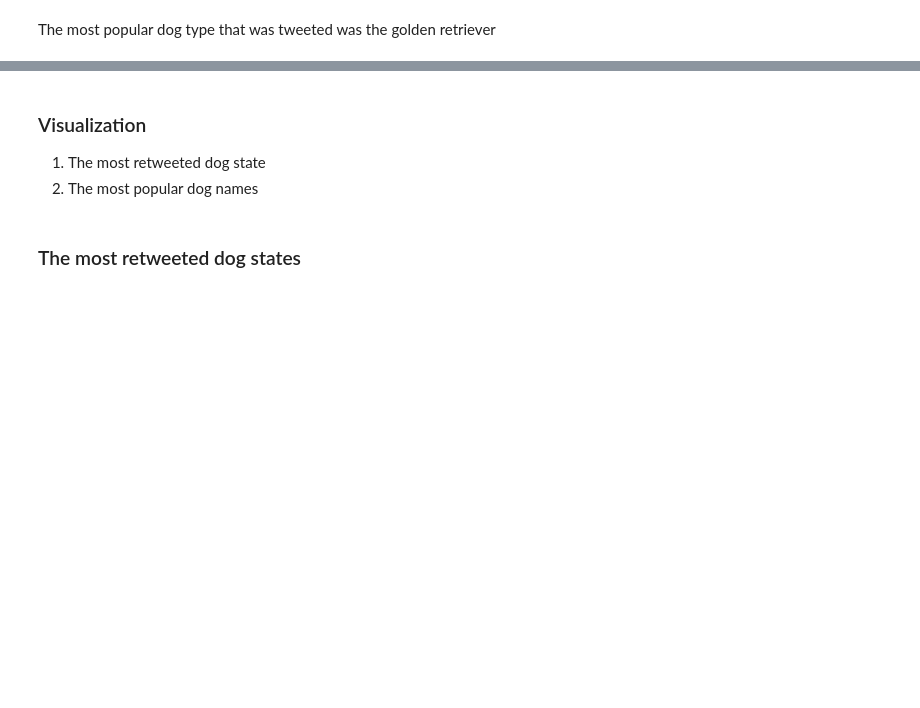
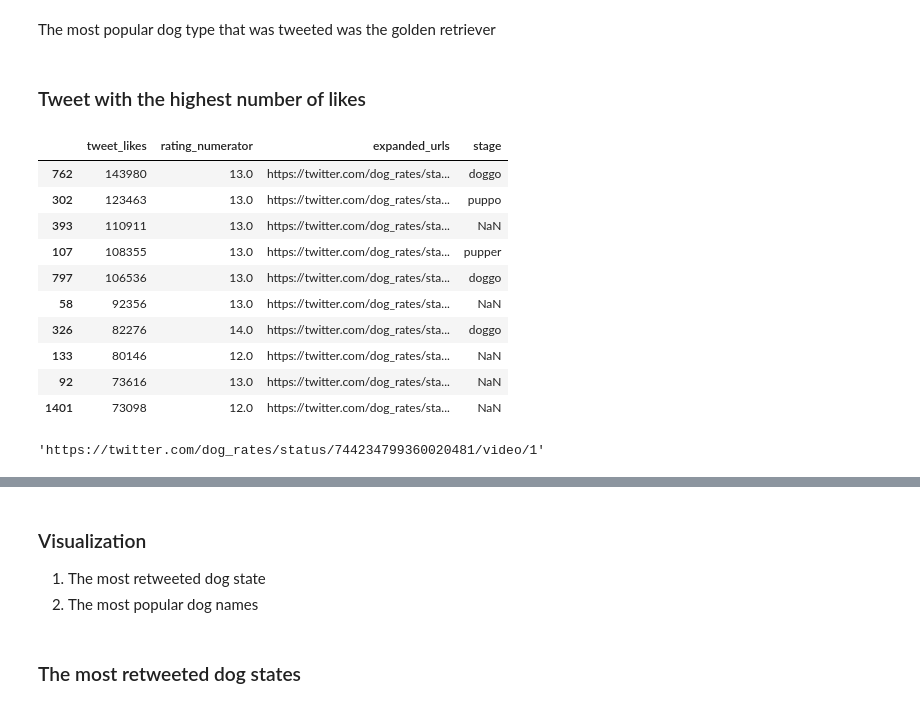
Before and after one commit to Nwokochahannah/WeRateDogs, a Jupyter notebook: wrangle_act.ipynb, the cells around one changed output, grey strips where cells are left out. Saved outputs shown, nothing was run; the diff lists cells and outputs as text; code cells hidden in the pictures; blank space fills up the shorter version.

```diff
--- a/wrangle_act.ipynb
+++ b/wrangle_act.ipynb
@@ -913,3 +1041,25 @@ golden_retriever    137
 Name: prediction1, dtype: int64
 # %% [markdown]
 The most popular dog type that was tweeted was the golden retriever
+# %% [markdown]
+### Tweet with the highest number of likes
+# %%
+highest_likes = rate_dogs_tweet.sort_values("tweet_likes", ascending = False)[["tweet_likes", "rating_numerator",
+                                                                               "expanded_urls", "stage"]]
+highest_likes.head(10)
+# %% [output]
+|  | tweet_likes | rating_numerator | expanded_urls | stage |
+| 762 | 143980 | 13.0 | https://twitter.com/dog_rates/sta... | doggo |
+| 302 | 123463 | 13.0 | https://twitter.com/dog_rates/sta... | puppo |
+| 393 | 110911 | 13.0 | https://twitter.com/dog_rates/sta... | NaN |
+| 107 | 108355 | 13.0 | https://twitter.com/dog_rates/sta... | pupper |
+| 797 | 106536 | 13.0 | https://twitter.com/dog_rates/sta... | doggo |
+| 58 | 92356 | 13.0 | https://twitter.com/dog_rates/sta... | NaN |
+| 326 | 82276 | 14.0 | https://twitter.com/dog_rates/sta... | doggo |
+| 133 | 80146 | 12.0 | https://twitter.com/dog_rates/sta... | NaN |
+| 92 | 73616 | 13.0 | https://twitter.com/dog_rates/sta... | NaN |
+| 1401 | 73098 | 12.0 | https://twitter.com/dog_rates/sta... | NaN |
+# %%
+highest_likes["expanded_urls"].values[0]
+# %% [output]
+'https://twitter.com/dog_rates/status/744234799360020481/video/1'
```
Also changed, not shown: parts of 85 cells of this notebook, 6 other files.
